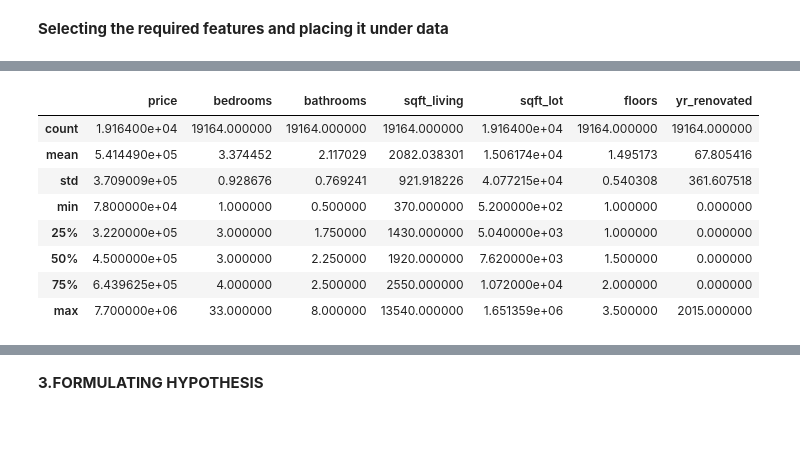
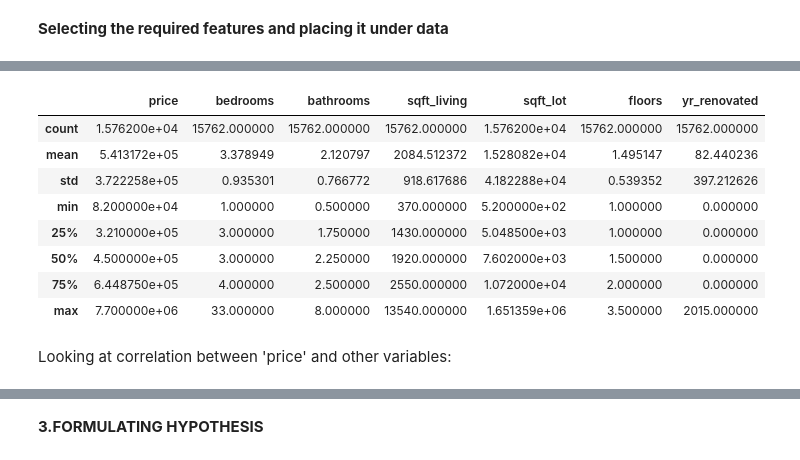
Before and after one commit to lynnndero/Phase-2-project---linear-regression, a Jupyter notebook: student.ipynb, the cells around one changed output, grey strips where cells are left out. Saved outputs shown, nothing was run; the diff lists cells and outputs as text; code cells hidden in the pictures; blank space fills up the shorter version.

```diff
--- a/student.ipynb
+++ b/student.ipynb
@@ -114,2 +109,0 @@ Filling the missing values in column 'yr_renovated' with the median of the colum
-# %%
-data['yr_renovated'].fillna(data['yr_renovated'].median(), inplace = True)
@@ -116,5 +128,7 @@ data['yr_renovated'].fillna(data['yr_renovated'].median(), inplace = True)
 # %% [markdown]
 Dropping missing values
+# %%
+data.dropna(subset = 'yr_renovated', inplace = True)
 # %%
 #Dropping waterfront rows with missing values
 data.dropna(subset = 'waterfront', inplace = True)
@@ -186,8 +202,8 @@ Name: count, dtype: int64
 # %% [markdown]
 **Selecting the required features and placing it under data**
 # %%
-data = data[['price','bedrooms','bathrooms','sqft_living','sqft_lot','floors','waterfront','condition','grade','view','date','yr_renovated']]
-data.head(10)
+data_needed = data[['price','bedrooms','bathrooms','sqft_living','sqft_lot','floors','waterfront','condition','grade','view','date','yr_renovated']]
+data_needed.head(10)
 # %% [output]
 |  | price | bedrooms | bathrooms | sqft_living | sqft_lot | floors | waterfront | condition | grade | view | ... |
 | id |  |  |  |  |  |  |  |  |  |  | ... |
@@ -220,12 +275,14 @@ Name: count, Length: 70, dtype: int64
 # %%
-data.describe()
+data_needed.describe()
 # %% [output]
 |  | price | bedrooms | bathrooms | sqft_living | sqft_lot | floors | yr_renovated |
-| count | 1.916400e+04 | 19164.000000 | 19164.000000 | 19164.000000 | 1.916400e+04 | 19164.000000 | 19164.000000 |
-| mean | 5.414490e+05 | 3.374452 | 2.117029 | 2082.038301 | 1.506174e+04 | 1.495173 | 67.805416 |
-| std | 3.709009e+05 | 0.928676 | 0.769241 | 921.918226 | 4.077215e+04 | 0.540308 | 361.607518 |
-| min | 7.800000e+04 | 1.000000 | 0.500000 | 370.000000 | 5.200000e+02 | 1.000000 | 0.000000 |
-| 25% | 3.220000e+05 | 3.000000 | 1.750000 | 1430.000000 | 5.040000e+03 | 1.000000 | 0.000000 |
-| 50% | 4.500000e+05 | 3.000000 | 2.250000 | 1920.000000 | 7.620000e+03 | 1.500000 | 0.000000 |
-| 75% | 6.439625e+05 | 4.000000 | 2.500000 | 2550.000000 | 1.072000e+04 | 2.000000 | 0.000000 |
+| count | 1.576200e+04 | 15762.000000 | 15762.000000 | 15762.000000 | 1.576200e+04 | 15762.000000 | 15762.000000 |
+| mean | 5.413172e+05 | 3.378949 | 2.120797 | 2084.512372 | 1.528082e+04 | 1.495147 | 82.440236 |
+| std | 3.722258e+05 | 0.935301 | 0.766772 | 918.617686 | 4.182288e+04 | 0.539352 | 397.212626 |
+| min | 8.200000e+04 | 1.000000 | 0.500000 | 370.000000 | 5.200000e+02 | 1.000000 | 0.000000 |
+| 25% | 3.210000e+05 | 3.000000 | 1.750000 | 1430.000000 | 5.048500e+03 | 1.000000 | 0.000000 |
+| 50% | 4.500000e+05 | 3.000000 | 2.250000 | 1920.000000 | 7.602000e+03 | 1.500000 | 0.000000 |
+| 75% | 6.448750e+05 | 4.000000 | 2.500000 | 2550.000000 | 1.072000e+04 | 2.000000 | 0.000000 |
 | max | 7.700000e+06 | 33.000000 | 8.000000 | 13540.000000 | 1.651359e+06 | 3.500000 | 2015.000000 |
+# %% [markdown]
+Looking at correlation between 'price' and other variables:
```
Also changed, not shown: parts of 37 cells of this notebook.
